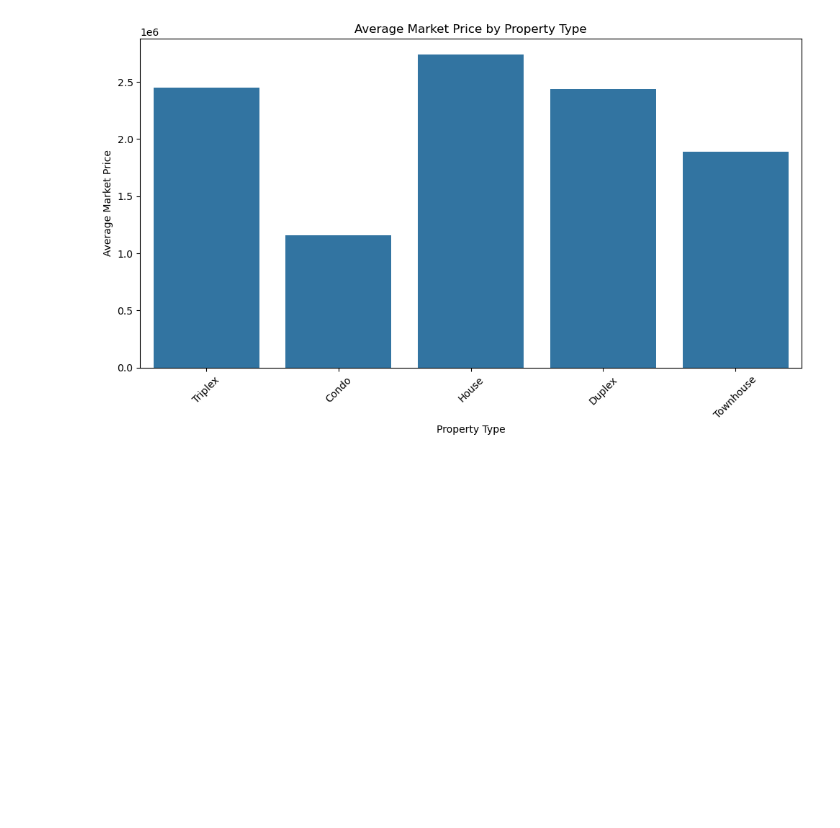
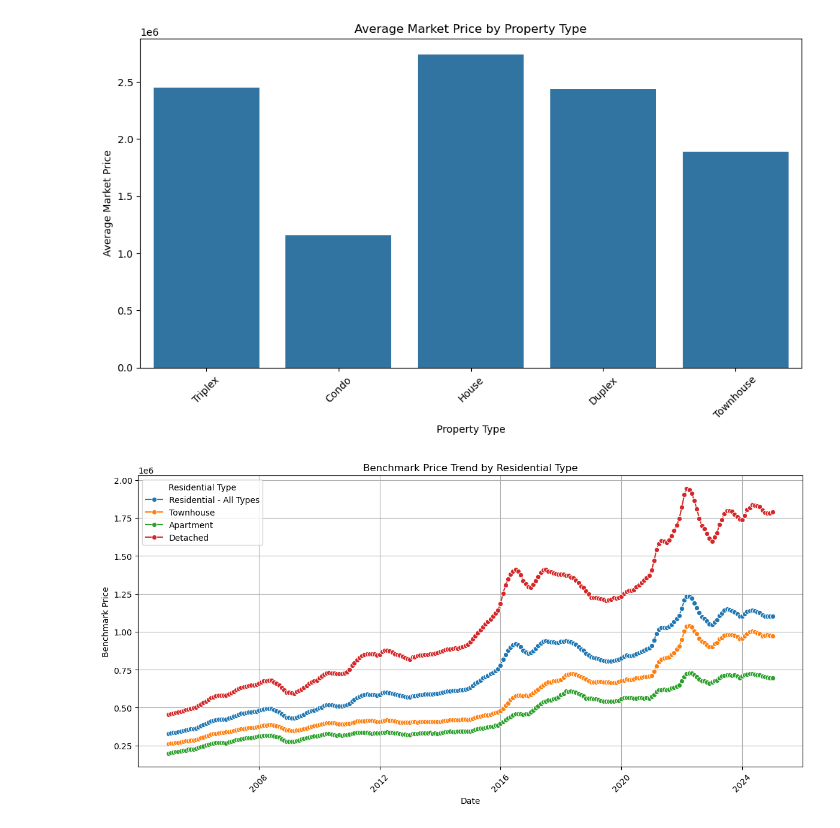
Before and after one commit to Ericzhouhy/CMPT_733_Final_Project, a Jupyter notebook: larry/cleand_data_visulization.ipynb, the cells around one changed output. Cells and saved outputs as stored; diff of their text form; code cells hidden in the pictures; blank space fills up the shorter version.

Commit message:
Add line plot of benchmark price trends by residential type

```diff
--- a/larry/cleand_data_visulization.ipynb
+++ b/larry/cleand_data_visulization.ipynb
@@ -24,3 +24,30 @@ The `ci` parameter is deprecated. Use `errorbar=None` for the same effect.
 
   sns.barplot(x='Property Type', y='Market Price', data=df, estimator='mean', ci=None)
 [figure]
+# %%
+# Load dataset
+df = pd.read_csv("../cleaned_data/cleaned_lower_mainland_property_data.csv")  # replace with actual file name
+
+# Clean the 'Benchmark' column (remove $ and commas, convert to float)
+df['Benchmark'] = df['Benchmark'].replace('[\$,]', '', regex=True).astype(float)
+
+# Convert 'Date' to datetime for sorting and plotting
+df['Date'] = pd.to_datetime(df['Date'], format='%Y-%m')
+
+# Sort by Date just in case
+df = df.sort_values('Date')
+
+# Plot
+plt.figure(figsize=(12, 6))
+sns.lineplot(data=df, x='Date', y='Benchmark', hue='Residential Type', marker='o')
+
+plt.title("Benchmark Price Trend by Residential Type")
+plt.xlabel("Date")
+plt.ylabel("Benchmark Price")
+plt.xticks(rotation=45)
+plt.tight_layout()
+plt.legend(title="Residential Type")
+plt.grid(True)
+plt.show()
+# %% [output]
+[figure, added]
```
